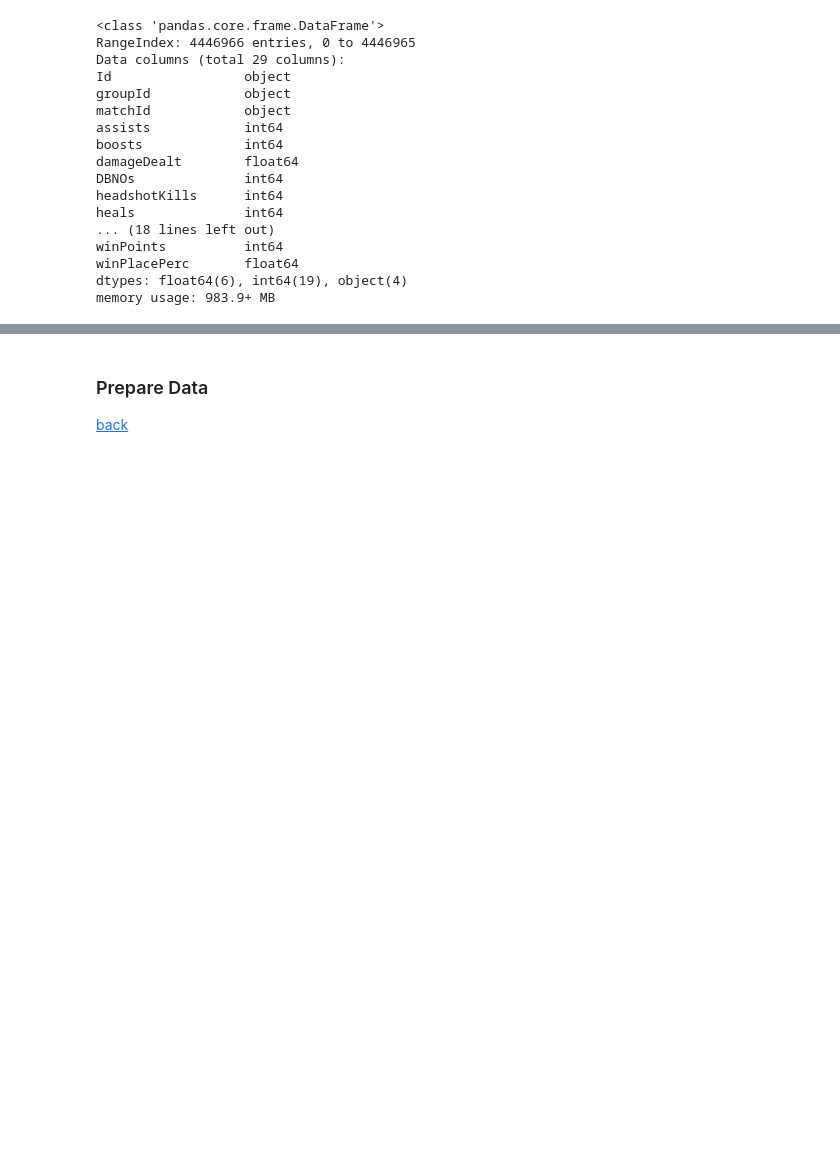
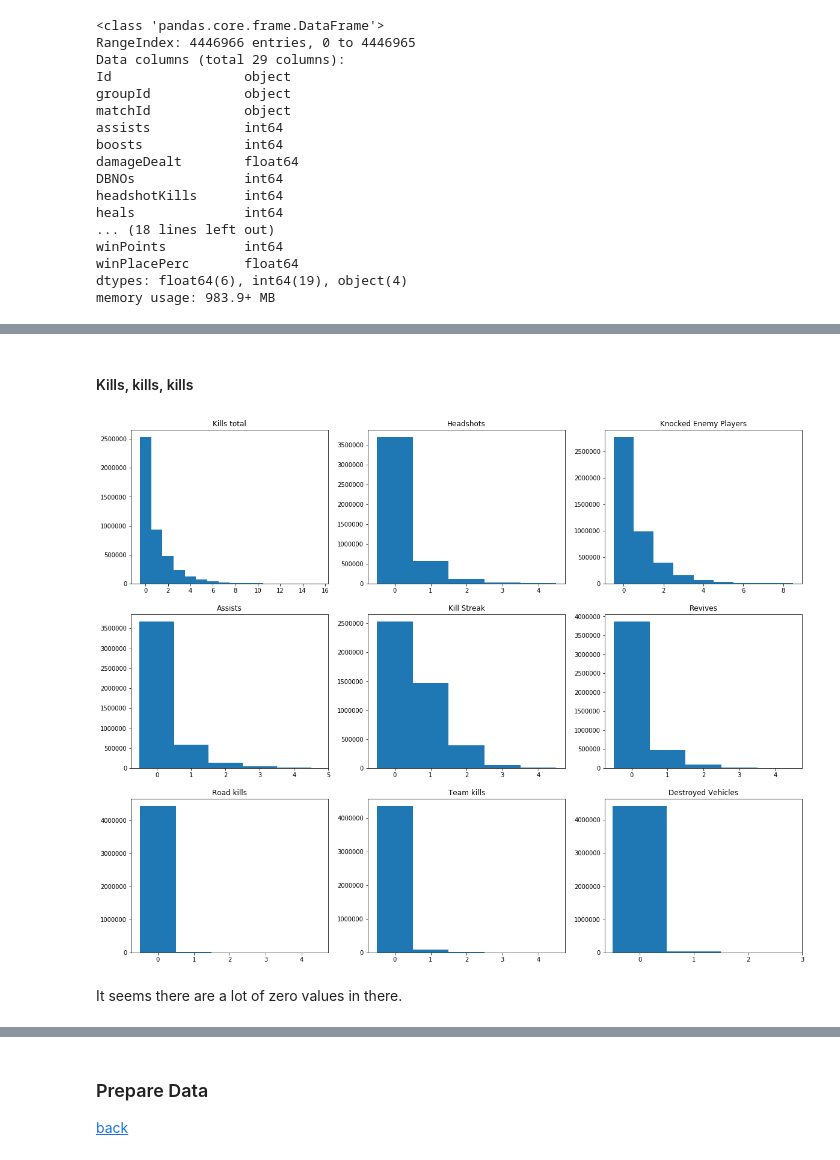
Before and after one commit to FelixKler/Write-a-Data-Science-Blog-Post, a Jupyter notebook: write_a_data_science_blog_post.ipynb, the cells around one changed output, grey strips where cells are left out. Saved outputs shown, nothing was run; the diff lists cells and outputs as text; code cells hidden in the pictures; blank space fills up the shorter version.

```diff
--- a/write_a_data_science_blog_post.ipynb
+++ b/write_a_data_science_blog_post.ipynb
@@ -95,0 +90,67 @@ ValueError: max must be larger than min in range parameter.
+# %% [markdown]
+#### Kills, kills, kills
+# %%
+fig1, axs1 = plt.subplots(3, 3, figsize=(20,16))
+
+#kills
+axs1[0,0].hist(train.kills,
+              bins=range(0, 17),
+              align='left')
+axs1[0,0].set_title('Kills total')
+
+#headshots
+axs1[0,1].hist(train.headshotKills,
+              bins=range(0, 6),
+              align='left')
+axs1[0,1].set_title('Headshots')
+
+#knocked enemies
+axs1[0,2].hist(train.DBNOs,
+              bins=range(0, 10),
+              align='left')
+axs1[0,2].set_title('Knocked Enemy Players')
+
+#assists
+axs1[1,0].hist(train.assists,
+              bins=range(0,6),
+              align='left')
+axs1[1,0].set_title('Assists')
+axs1[1,0].set_xticks(range(0,6))
+
+#kill streak
+axs1[1,1].hist(train.killStreaks,
+              bins=range(0,6),
+              align='left')
+axs1[1,1].set_title('Kill Streak')
+
+#revives
+axs1[1,2].hist(train.revives,
+              bins=range(0,6),
+              align='left')
+axs1[1,2].set_title('Revives')
+
+#road kills
+axs1[2,0].hist(train.roadKills,
+              bins=range(0,6),
+              align='left')
+axs1[2,0].set_title('Road kills')
+
+#team kills
+axs1[2,1].hist(train.teamKills,
+              bins=range(0,6),
+              align='left')
+axs1[2,1].set_title('Team kills')
+
+#destroyed vehicles
+axs1[2,2].hist(train.vehicleDestroys,
+              bins=range(0,4),
+              align='left')
+axs1[2,2].set_title('Destroyed Vehicles')
+axs1[2,2].set_xticks(range(0,4))
+
+
+plt.show()
+# %% [output]
+[figure, added]
+# %% [markdown]
+It seems there are a lot of zero values in there.
```
Also changed, not shown: parts of 15 cells of this notebook.
